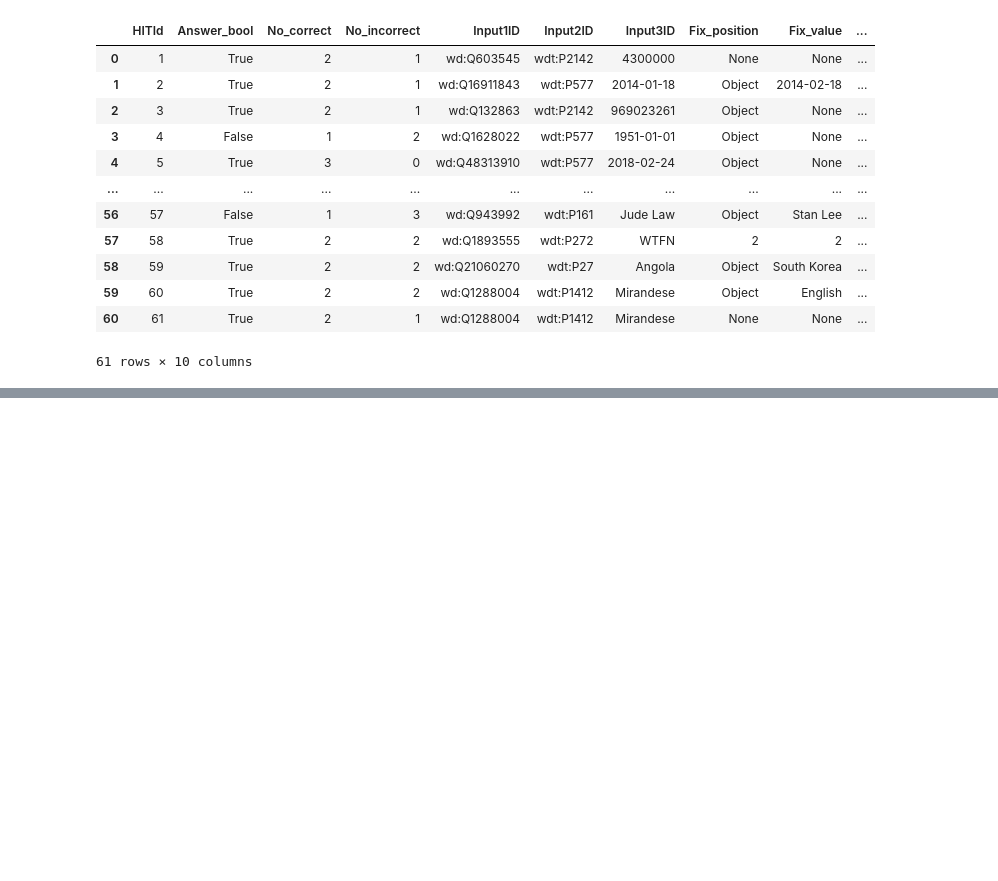
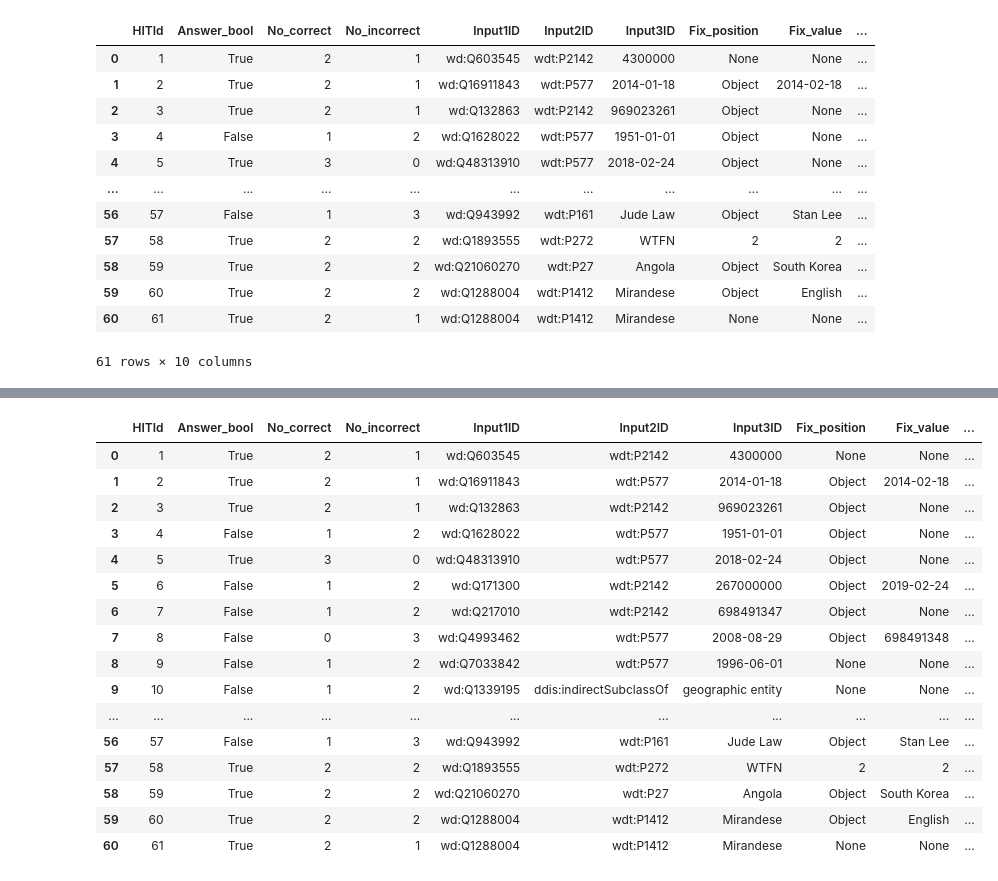
Before and after one commit to JorgeOrtizV/IntelligentConversationalAgent_ATAI, a Jupyter notebook: NER_test.ipynb, the cells around one changed output, grey strips where cells are left out. Cells and saved outputs as stored; diff of their text form; code cells hidden in the pictures; blank space fills up the shorter version.

Commit message:
Modified crowdsourcing data

```diff
--- a/NER_test.ipynb
+++ b/NER_test.ipynb
@@ -151,5 +151,10 @@ SELECT ?movie ?lbl WHERE {
 }
 ''')}
 
+
+
+movie_dict["The Princess and the Frog"]="<http://www.wikidata.org/entity/Q171300>"
+#movie_dict["Weathering with you"] = "<http://www.wikidata.org/entity/Q59692464>"
+
 len(movie_dict)
 # %% [output]
@@ -1919,0 +1905,23 @@ final_crowd_df.to_pickle("crowd_data_preprocessed.pkl")
+# %%
+final_crowd_df["Input3ID"] = new_input3
+final_crowd_df["Fix_value"] = new_fixval
+
+print_full(final_crowd_df)
+# %% [output]
+|  | HITId | Answer_bool | No_correct | No_incorrect | Input1ID | Input2ID | Input3ID | Fix_position | Fix_value | ... |
+| 0 | 1 | True | 2 | 1 | wd:Q603545 | wdt:P2142 | 4300000 | None | None | ... |
+| 1 | 2 | True | 2 | 1 | wd:Q16911843 | wdt:P577 | 2014-01-18 | Object | 2014-02-18 | ... |
+| 2 | 3 | True | 2 | 1 | wd:Q132863 | wdt:P2142 | 969023261 | Object | None | ... |
+| 3 | 4 | False | 1 | 2 | wd:Q1628022 | wdt:P577 | 1951-01-01 | Object | None | ... |
+| 4 | 5 | True | 3 | 0 | wd:Q48313910 | wdt:P577 | 2018-02-24 | Object | None | ... |
+| 5 | 6 | False | 1 | 2 | wd:Q171300 | wdt:P2142 | 267000000 | Object | 2019-02-24 | ... |
+| 6 | 7 | False | 1 | 2 | wd:Q217010 | wdt:P2142 | 698491347 | Object | None | ... |
+| 7 | 8 | False | 0 | 3 | wd:Q4993462 | wdt:P577 | 2008-08-29 | Object | 698491348 | ... |
+| 8 | 9 | False | 1 | 2 | wd:Q7033842 | wdt:P577 | 1996-06-01 | None | None | ... |
+| 9 | 10 | False | 1 | 2 | wd:Q1339195 | ddis:indirectSubclassOf | geographic entity | None | None | ... |
+| ... | ... | ... | ... | ... | ... | ... | ... | ... | ... | ... |
+| 56 | 57 | False | 1 | 3 | wd:Q943992 | wdt:P161 | Jude Law | Object | Stan Lee | ... |
+| 57 | 58 | True | 2 | 2 | wd:Q1893555 | wdt:P272 | WTFN | 2 | 2 | ... |
+| 58 | 59 | True | 2 | 2 | wd:Q21060270 | wdt:P27 | Angola | Object | South Korea | ... |
+| 59 | 60 | True | 2 | 2 | wd:Q1288004 | wdt:P1412 | Mirandese | Object | English | ... |
+| 60 | 61 | True | 2 | 1 | wd:Q1288004 | wdt:P1412 | Mirandese | None | None | ... |
```
Also changed, not shown: parts of 14 cells of this notebook, 2 other files.
